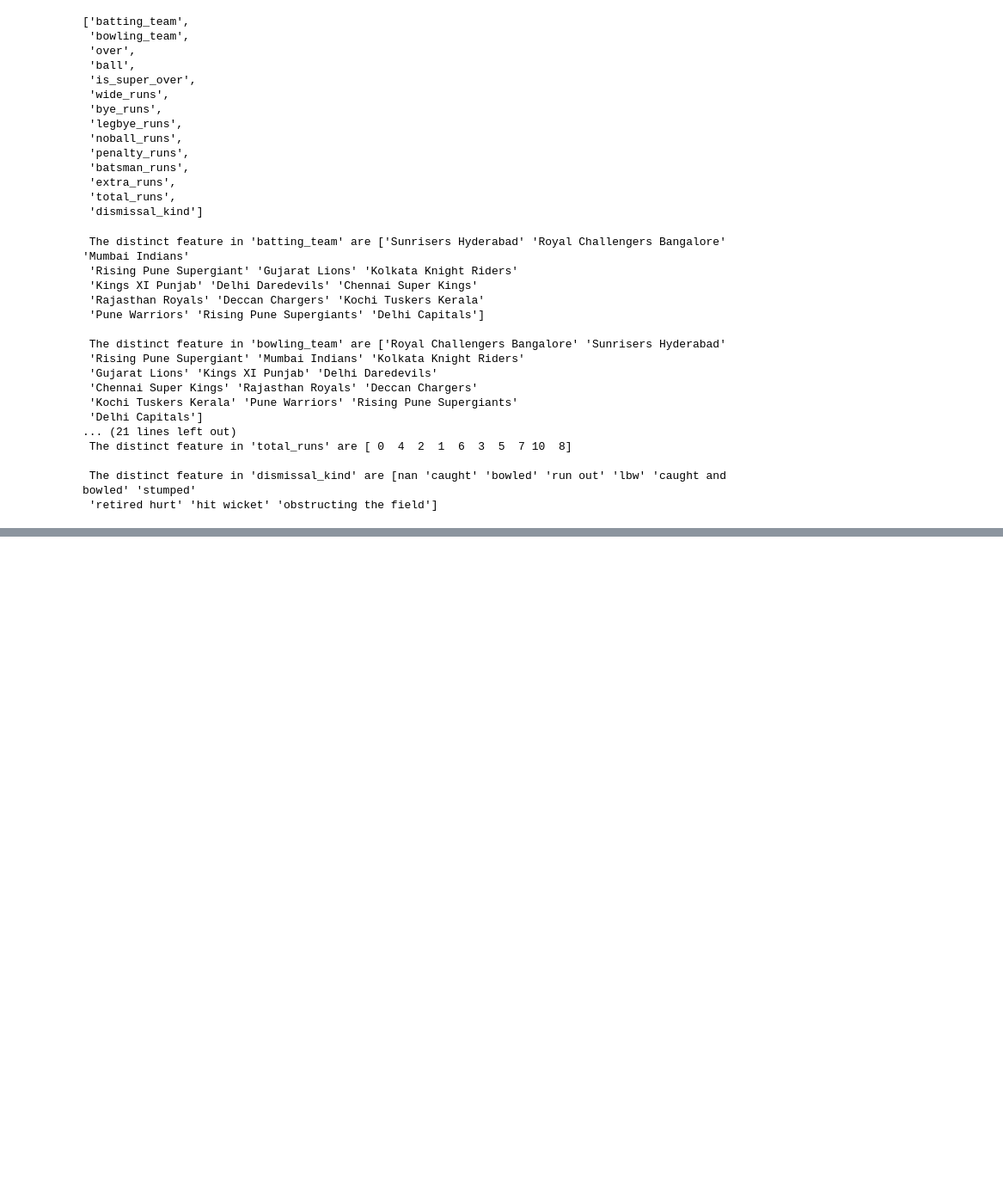
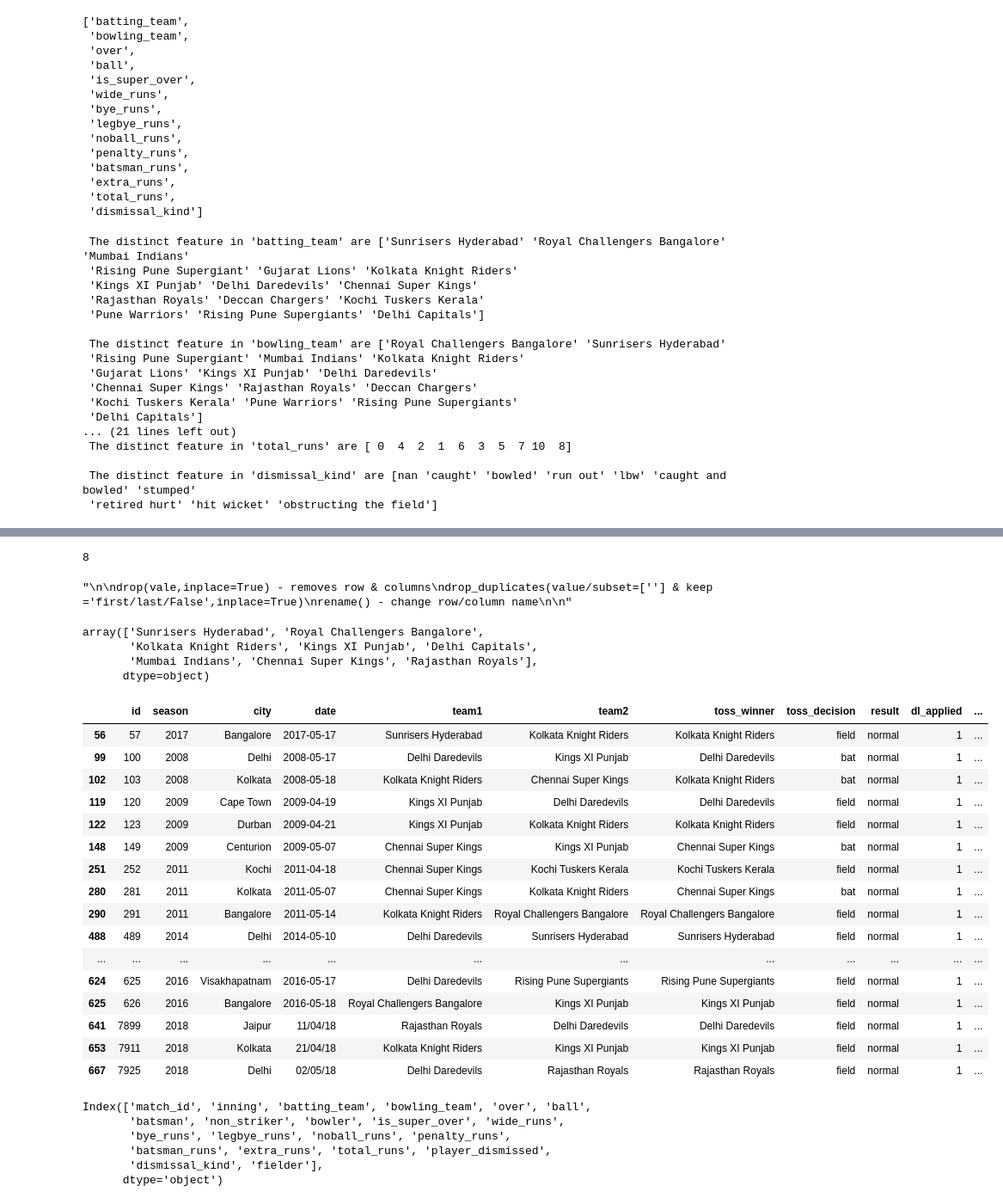
Before and after one commit to jeeva-anand/IPL-Win-Prediction, a Jupyter notebook: ipl_win_prediction.ipynb, the cells around one changed output, grey strips where cells are left out. Shown at 86% size. Saved outputs shown, nothing was run; the diff lists cells and outputs as text; code cells hidden in the pictures; blank space fills up the shorter version.

```diff
--- a/ipl_win_prediction.ipynb
+++ b/ipl_win_prediction.ipynb
@@ -196,0 +365,4 @@ for dlv in dlv_lst:
+# %%
+match = pd.merge(matches, total_run[['match_id','total_runs']],left_on='id', right_on='match_id')
+
+match
@@ -196,0 +419,74 @@ for dlv in dlv_lst:
+# %%
+teams = [
+    'Sunrisers Hyderabad',
+    'Mumbai Indians',
+    'Royal Challengers Bangalore',
+    'Kolkata Knight Riders',
+    'Kings XI Punjab',
+    'Chennai Super Kings',
+    'Rajasthan Royals',
+    'Delhi Capitals'
+]
+
+len(teams)
+# %% [output]
+8
+# %%
+
+match['team1'] = match['team1'].replace('Deccan Chargers','Sunrisers Hyderabad')
+match['team12'] = match['team2'].replace('Deccan Chargers','Sunrisers Hyderabad')
+
+
+match['team1'] = match['team1'].str.replace('Delhi Daredevils','Delhi Capitals')
+match['team2'] = match['team2'].str.replace('Delhi Daredevils','Delhi Capitals')
+# %%
+'''
+
+drop(vale,inplace=True) - removes row & columns
+drop_duplicates(value/subset=[''] & keep ='first/last/False',inplace=True)
+rename() - change row/column name
+
+'''
+# %% [output]
+"\n\ndrop(vale,inplace=True) - removes row & columns\ndrop_duplicates(value/subset=[''] & keep ='first/last/False',inplace=True)\nrename() - change row/column name\n\n"
+# %%
+match = match[match['team1'].isin(teams)]
+match = match[match['team2'].isin(teams)]
+
+match['team1'].unique()
+# %% [output]
+array(['Sunrisers Hyderabad', 'Royal Challengers Bangalore',
+       'Kolkata Knight Riders', 'Kings XI Punjab', 'Delhi Capitals',
+       'Mumbai Indians', 'Chennai Super Kings', 'Rajasthan Royals'],
+      dtype=object)
+# %%
+#  Handling matches that resulted in the Duckworth lewis system
+
+match[match['dl_applied'] == 1].style.background_gradient(cmap='coolwarm')
+# %% [output]
+|  | id | season | city | date | team1 | team2 | toss_winner | toss_decision | result | dl_applied | ... |
+| 56 | 57 | 2017 | Bangalore | 2017-05-17 | Sunrisers Hyderabad | Kolkata Knight Riders | Kolkata Knight Riders | field | normal | 1 | ... |
+| 99 | 100 | 2008 | Delhi | 2008-05-17 | Delhi Daredevils | Kings XI Punjab | Delhi Daredevils | bat | normal | 1 | ... |
+| 102 | 103 | 2008 | Kolkata | 2008-05-18 | Kolkata Knight Riders | Chennai Super Kings | Kolkata Knight Riders | bat | normal | 1 | ... |
+| 119 | 120 | 2009 | Cape Town | 2009-04-19 | Kings XI Punjab | Delhi Daredevils | Delhi Daredevils | field | normal | 1 | ... |
+| 122 | 123 | 2009 | Durban | 2009-04-21 | Kings XI Punjab | Kolkata Knight Riders | Kolkata Knight Riders | field | normal | 1 | ... |
+| 148 | 149 | 2009 | Centurion | 2009-05-07 | Chennai Super Kings | Kings XI Punjab | Chennai Super Kings | bat | normal | 1 | ... |
+| 251 | 252 | 2011 | Kochi | 2011-04-18 | Chennai Super Kings | Kochi Tuskers Kerala | Kochi Tuskers Kerala | field | normal | 1 | ... |
+| 280 | 281 | 2011 | Kolkata | 2011-05-07 | Chennai Super Kings | Kolkata Knight Riders | Chennai Super Kings | bat | normal | 1 | ... |
+| 290 | 291 | 2011 | Bangalore | 2011-05-14 | Kolkata Knight Riders | Royal Challengers Bangalore | Royal Challengers Bangalore | field | normal | 1 | ... |
+| 488 | 489 | 2014 | Delhi | 2014-05-10 | Delhi Daredevils | Sunrisers Hyderabad | Sunrisers Hyderabad | field | normal | 1 | ... |
+| ... | ... | ... | ... | ... | ... | ... | ... | ... | ... | ... | ... |
+| 624 | 625 | 2016 | Visakhapatnam | 2016-05-17 | Delhi Daredevils | Rising Pune Supergiants | Rising Pune Supergiants | field | normal | 1 | ... |
+| 625 | 626 | 2016 | Bangalore | 2016-05-18 | Royal Challengers Bangalore | Kings XI Punjab | Kings XI Punjab | field | normal | 1 | ... |
+| 641 | 7899 | 2018 | Jaipur | 11/04/18 | Rajasthan Royals | Delhi Daredevils | Delhi Daredevils | field | normal | 1 | ... |
+| 653 | 7911 | 2018 | Kolkata | 21/04/18 | Kolkata Knight Riders | Kings XI Punjab | Kings XI Punjab | field | normal | 1 | ... |
+| 667 | 7925 | 2018 | Delhi | 02/05/18 | Delhi Daredevils | Rajasthan Royals | Rajasthan Royals | field | normal | 1 | ... |
+# %%
+deliveries.columns
+# %% [output]
+Index(['match_id', 'inning', 'batting_team', 'bowling_team', 'over', 'ball',
+       'batsman', 'non_striker', 'bowler', 'is_super_over', 'wide_runs',
+       'bye_runs', 'legbye_runs', 'noball_runs', 'penalty_runs',
+       'batsman_runs', 'extra_runs', 'total_runs', 'player_dismissed',
+       'dismissal_kind', 'fielder'],
+      dtype='object')
```
Also changed, not shown: parts of 53 cells of this notebook.
